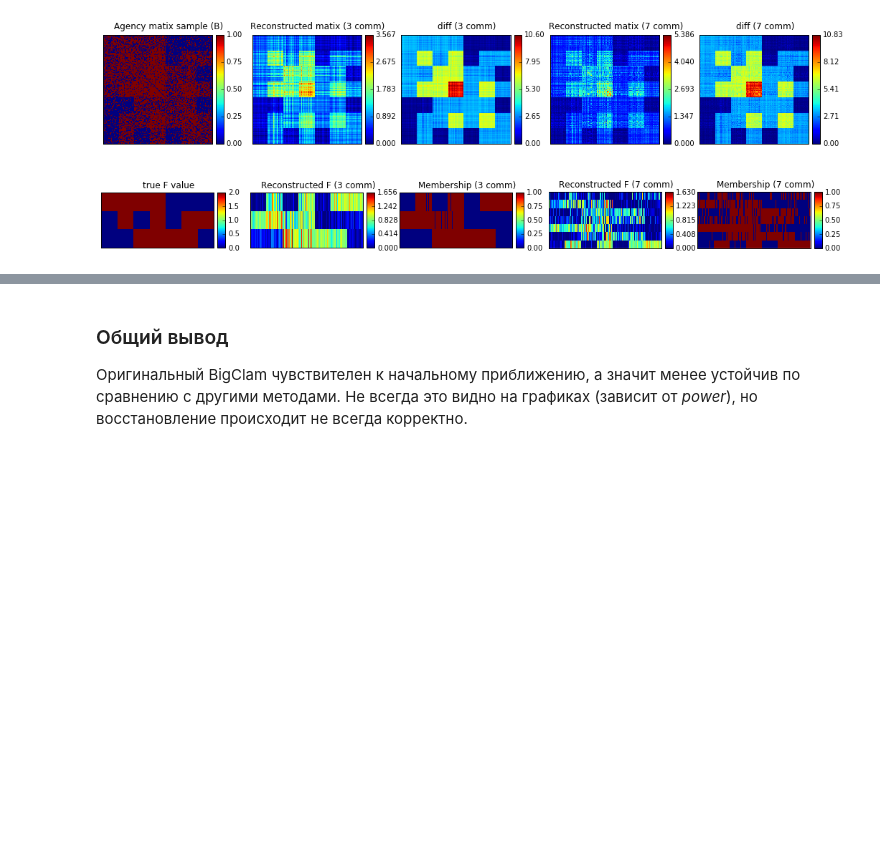
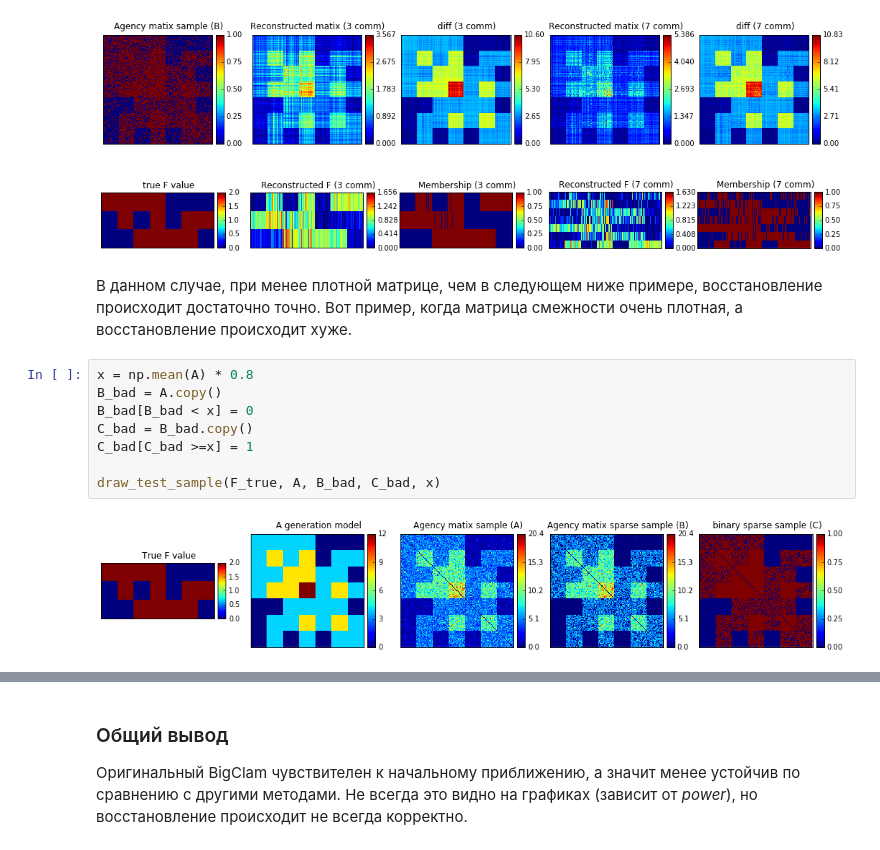
Before and after one commit to yangkuoone/WeiCLAM, a Jupyter notebook: code/Experiments.ipynb, the cells around one changed output, grey strips where cells are left out. Drawn from its saved outputs; the diff is of its cells as text; blank space fills up the shorter version.

```diff
--- a/code/Experiments.ipynb
+++ b/code/Experiments.ipynb
@@ -167,3 +166,16 @@ plt.plot(-np.log(-np.array(w_model72r.LLH_output_vals[:3000])), 'g-')
 draw_res(C, F_true, F_model2r, F_model72r)
 # %% [output]
 [figure]
+# %% [markdown]
+В данном случае, при менее плотной матрице, чем в следующем ниже примере, восстановление происходит достаточно точно.
+Вот пример, когда матрица смежности очень плотная, а восстановление происходит хуже.
+# %%
+x = np.mean(A) * 0.8
+B_bad = A.copy()
+B_bad[B_bad < x] = 0
+C_bad = B_bad.copy()
+C_bad[C_bad >=x] = 1
+
+draw_test_sample(F_true, A, B_bad, C_bad, x)
+# %% [output]
+[figure, added]
```
Also changed, not shown: parts of 6 cells of this notebook, 1 other file.
